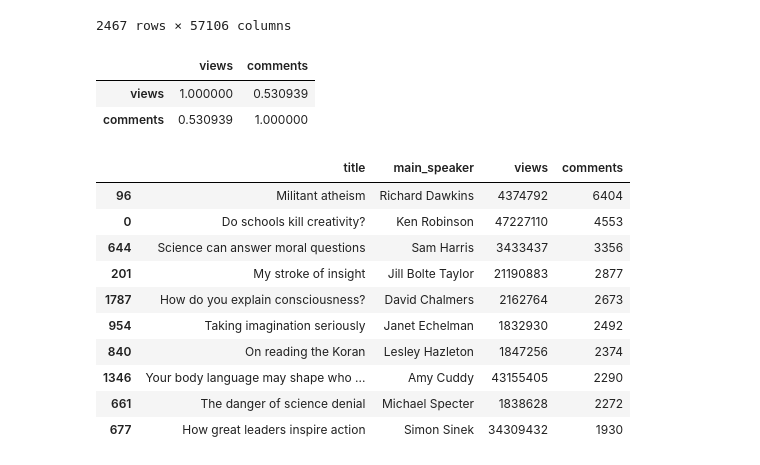
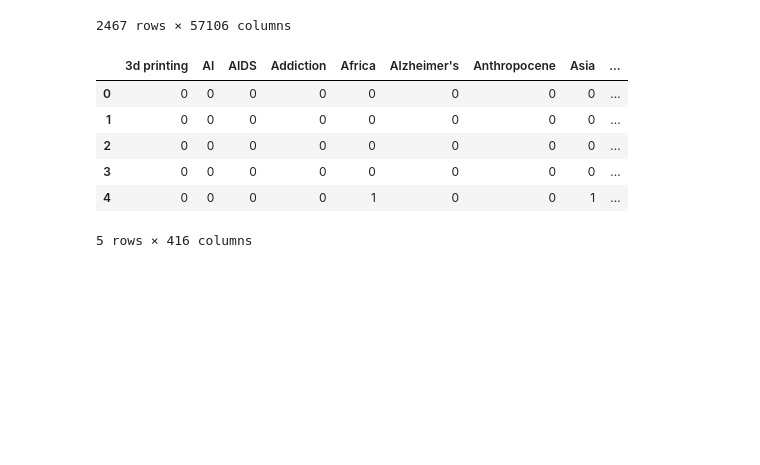
Before and after one commit to Avisikta-Majumdar/TedTalksAnalysis, a Jupyter notebook: Ted Talks.ipynb, the cells around one changed output. Drawn from its saved outputs; the diff is of its cells as text; code cells hidden in the pictures; blank space fills up the shorter version.

```diff
--- a/Ted Talks.ipynb
+++ b/Ted Talks.ipynb
@@ -150,23 +150,28 @@ data_dtm
 ###############################################################
 # Michal's code
 ###############################################################
-# %%
-df_ted_main[['views', 'comments']].corr()
-# %% [output]
-|  | views | comments |
-| views | 1.000000 | 0.530939 |
-| comments | 0.530939 | 1.000000 |
-# %%
-df_ted_main[['title', 'main_speaker','views', 'comments']].sort_values('comments', ascending=False).head(10)
-# %% [output]
-|  | title | main_speaker | views | comments |
-| 96 | Militant atheism | Richard Dawkins | 4374792 | 6404 |
-| 0 | Do schools kill creativity? | Ken Robinson | 47227110 | 4553 |
-| 644 | Science can answer moral questions | Sam Harris | 3433437 | 3356 |
-| 201 | My stroke of insight | Jill Bolte Taylor | 21190883 | 2877 |
-| 1787 | How do you explain consciousness? | David Chalmers | 2162764 | 2673 |
-| 954 | Taking imagination seriously | Janet Echelman | 1832930 | 2492 |
-| 840 | On reading the Koran | Lesley Hazleton | 1847256 | 2374 |
-| 1346 | Your body language may shape who ... | Amy Cuddy | 43155405 | 2290 |
-| 661 | The danger of science denial | Michael Specter | 1838628 | 2272 |
-| 677 | How great leaders inspire action | Simon Sinek | 34309432 | 1930 |
+# %%
+import ast
+
+df_ted_main = pd.read_csv("data/ted_main.csv")
+# %%
+for i, row in df_ted_main.iterrows():
+    element_list_form = ast.literal_eval(df_ted_main.at[i,'tags'])
+    element_list_form = [i.strip() for i in element_list_form]
+    df_ted_main.at[i,'tags'] = element_list_form
+
+one_hot_encoded_tags = df_ted_main.drop('tags', 1).join(
+    pd.get_dummies(
+        pd.DataFrame(df_ted_main.tags.tolist()).stack()
+    ).astype(int).sum(level=0)
+)
+one_hot_encoded_tags = one_hot_encoded_tags.drop(one_hot_encoded_tags.columns[[0, 1, 2, 3, 4, 5, 6, 7, 8, 9, 10, 11, 12, 13, 14, 15]], axis=1)
+one_hot_encoded_tags.head()
+# %% [output]
+|  | 3d printing | AI | AIDS | Addiction | Africa | Alzheimer's | Anthropocene | Asia | ... |
+| 0 | 0 | 0 | 0 | 0 | 0 | 0 | 0 | 0 | ... |
+| 1 | 0 | 0 | 0 | 0 | 0 | 0 | 0 | 0 | ... |
+| 2 | 0 | 0 | 0 | 0 | 0 | 0 | 0 | 0 | ... |
+| 3 | 0 | 0 | 0 | 0 | 0 | 0 | 0 | 0 | ... |
+| 4 | 0 | 0 | 0 | 0 | 1 | 0 | 0 | 1 | ... |
+5 rows × 416 columns
```
